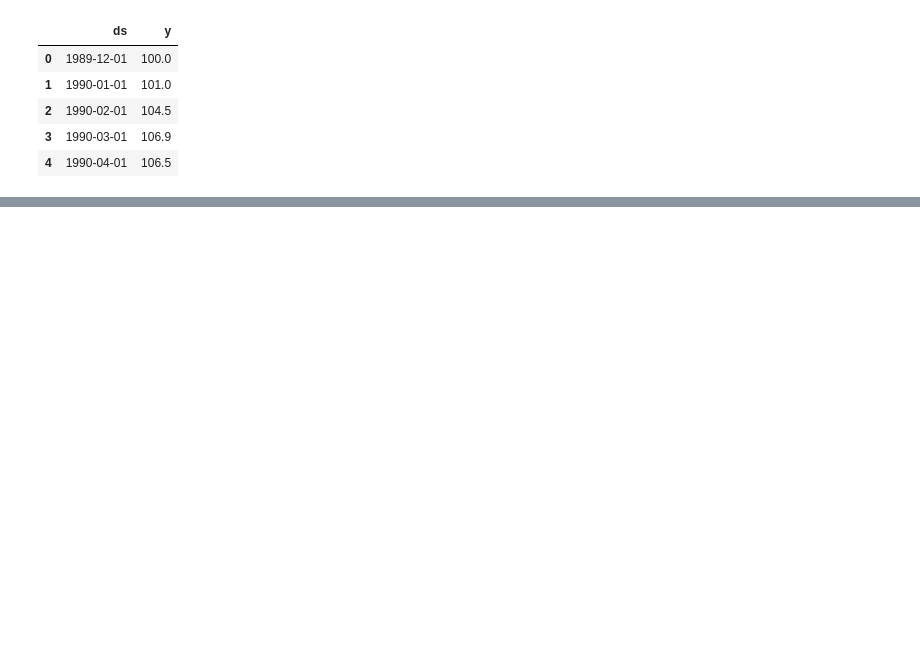
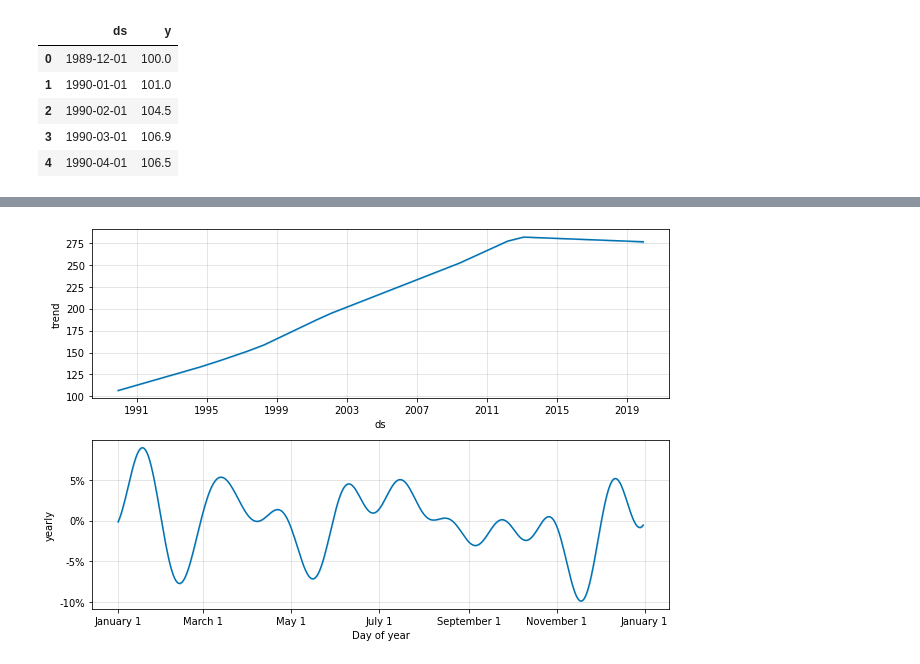
Before and after one commit to Lewis34cs/fb_prophet_blog_notebook, a Jupyter notebook: blog_prophet_notebook.ipynb, the cells around one changed output, grey strips where cells are left out. Saved outputs shown, nothing was run; the diff lists cells and outputs as text; code cells hidden in the pictures; blank space fills up the shorter version.

```diff
--- a/blog_prophet_notebook.ipynb
+++ b/blog_prophet_notebook.ipynb
@@ -142 +136,6 @@ forecast = prophet.predict(future)
+# %%
+# Viewing the trend and seasonality
+prophet.plot_components(forecast);
+# %% [output]
+[figure, added]
 # %%
```
Also changed, not shown: parts of 34 cells of this notebook.
